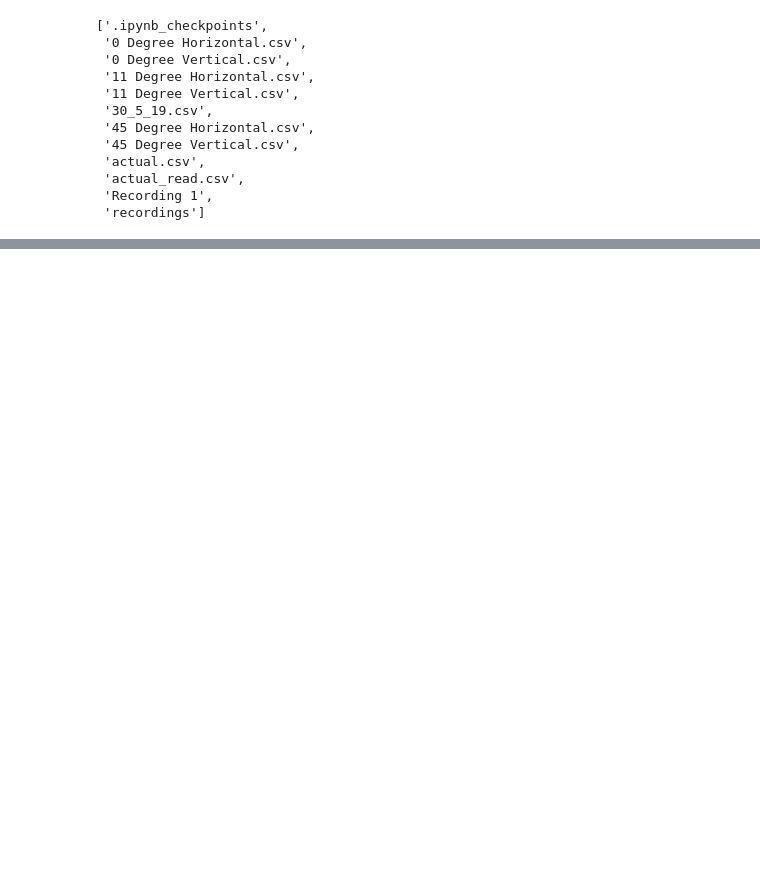
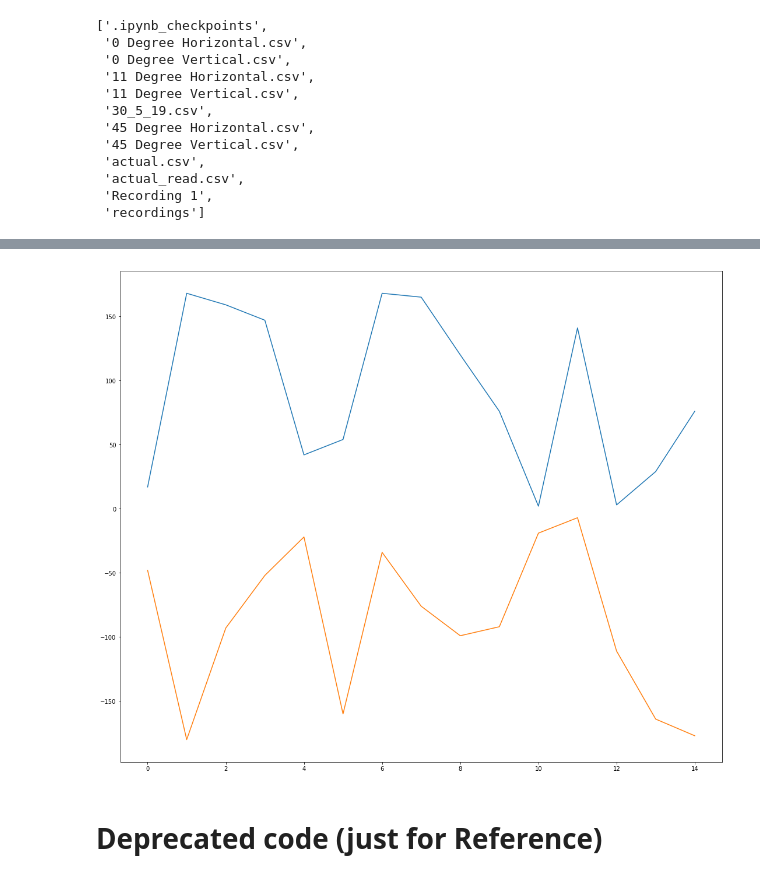
Before and after one commit to AUV-IITK/acoustic_processing, a Jupyter notebook: AnalysingHydrophonesRecording.ipynb, the cells around one changed output, grey strips where cells are left out. Cells and saved outputs as stored; diff of their text form; code cells hidden in the pictures; blank space fills up the shorter version.

```diff
--- a/AnalysingHydrophonesRecording.ipynb
+++ b/AnalysingHydrophonesRecording.ipynb
@@ -308,0 +253,21 @@ Azimuth: 24, altitude: -123
+# %%
+azimuths = []
+altitudes = []
+def do_everything(peak):
+    print("The peak we are working about now: " + str(peak))
+    p1, sign1, sp1 = fft_peak_plot(first_channel_rec[:,1], peak)
+    p2, sign2, sp2 = fft_peak_plot(second_channel_rec[:,1], peak)
+    p3, sign3, sp3 = fft_peak_plot(third_channel_rec[:,1], peak)
+    p4, sign4, sp4 = fft_peak_plot(fourth_channel_rec[:,1], peak)
+    complex_sign1 = scipy.signal.hilbert(sign1)
+    complex_sign2 = scipy.signal.hilbert(sign2)
+    complex_sign3 = scipy.signal.hilbert(sign3)
+    complex_sign4 = scipy.signal.hilbert(sign4)
+    result_from_music = music(complex_sign1, complex_sign2, complex_sign3, complex_sign4)
+    azimuth, altitude = summarise(result_from_music)
+    azimuths.append(azimuth)
+    altitudes.append(altitude)
+
+for peak in peaks:
+    do_everything(peak)
+    print("----------------------------------------------------------------------------")
@@ -309,3 +292,13 @@ Azimuth: 24, altitude: -123
+# %%
+fig = plt.figure()
+fig.set_size_inches(18.5, 15.5)
+plt.plot(azimuths)
+plt.plot(altitudes)
+plt.show()
+# %% [output]
+[figure, added]
+# %% [markdown]
+# Deprecated code (just for Reference)
 # %%
 heading = math.atan((first_phase - third_phase)/(second_phase - third_phase))*180/math.pi
 print("The heading calculated is: " + str(heading))
```
Also changed, not shown: parts of 27 cells of this notebook.
